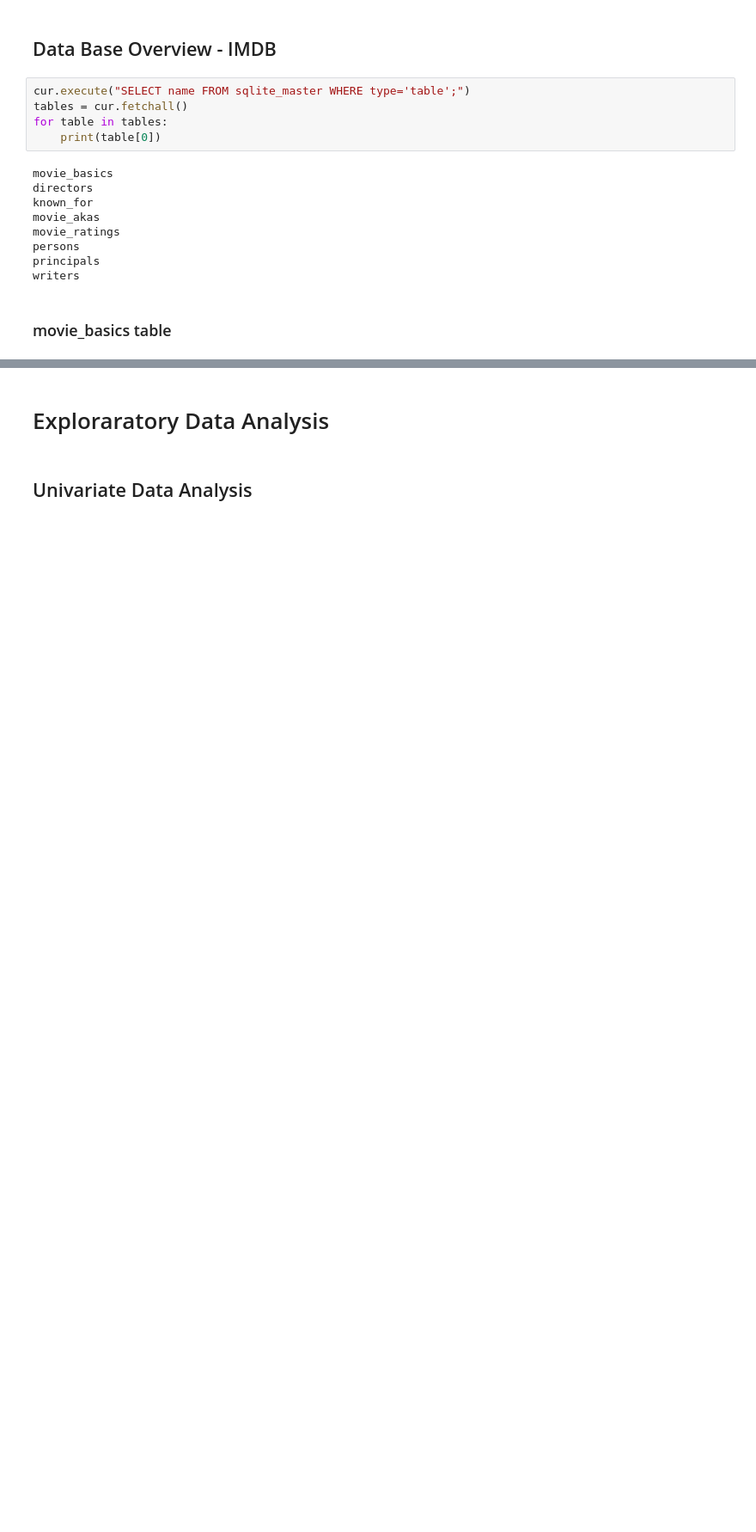
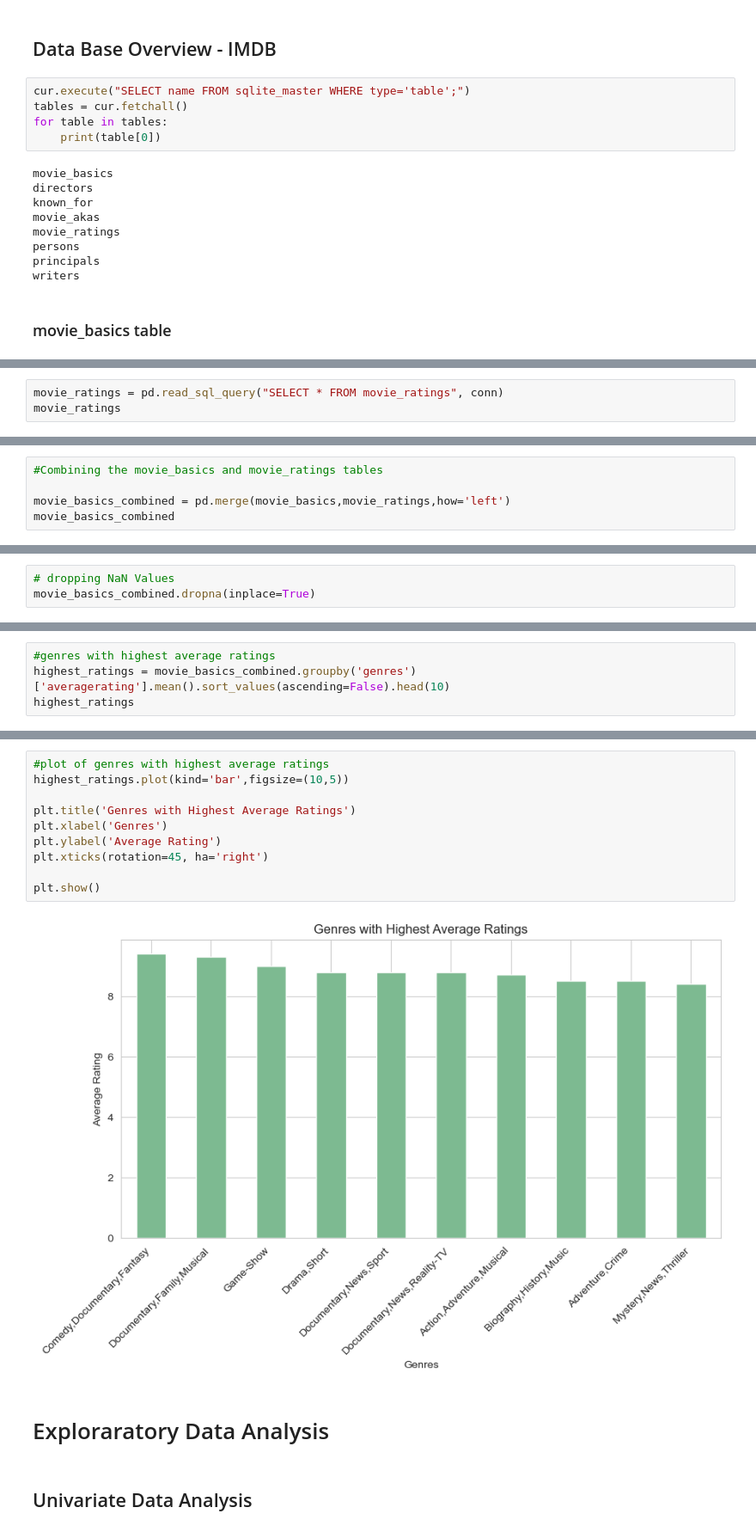
Before and after one commit to geomwangi007/Microsoft-Studio-Project, a Jupyter notebook: student.ipynb, the cells around one changed output, grey strips where cells are left out. Shown at 86% size. Cells and saved outputs as stored; diff of their text form; blank space fills up the shorter version.

Commit message:
combining the datasets

```diff
--- a/student.ipynb
+++ b/student.ipynb
@@ -750,0 +827,3 @@ print('************************************************************************'
+# %%
+movie_ratings = pd.read_sql_query("SELECT * FROM movie_ratings", conn)
+movie_ratings
@@ -750,0 +906,5 @@ print('************************************************************************'
+# %%
+#Combining the movie_basics and movie_ratings tables
+
+movie_basics_combined = pd.merge(movie_basics,movie_ratings,how='left')
+movie_basics_combined
@@ -750,0 +986,3 @@ print('************************************************************************'
+# %%
+# dropping NaN Values
+movie_basics_combined.dropna(inplace=True)
@@ -750,0 +1029,4 @@ print('************************************************************************'
+# %%
+#genres with highest average ratings
+highest_ratings = movie_basics_combined.groupby('genres')['averagerating'].mean().sort_values(ascending=False).head(10)
+highest_ratings
@@ -751,3 +1046,15 @@ print('************************************************************************'
+# %%
+#plot of genres with highest average ratings
+highest_ratings.plot(kind='bar',figsize=(10,5))
+
+plt.title('Genres with Highest Average Ratings')
+plt.xlabel('Genres')
+plt.ylabel('Average Rating')
+plt.xticks(rotation=45, ha='right')
+
+plt.show()
+# %% [output]
+[figure, added]
 # %% [markdown]
 # Exploraratory Data Analysis
 # %% [markdown]
```
Also changed, not shown: parts of 19 cells of this notebook.
